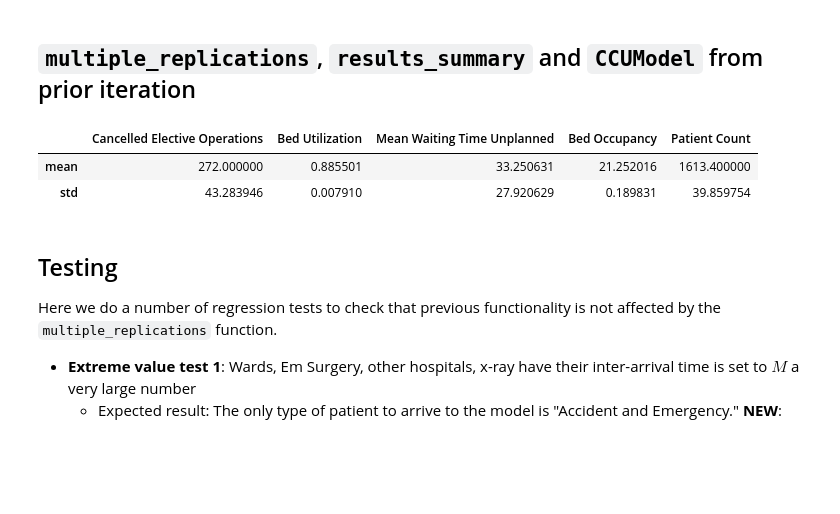
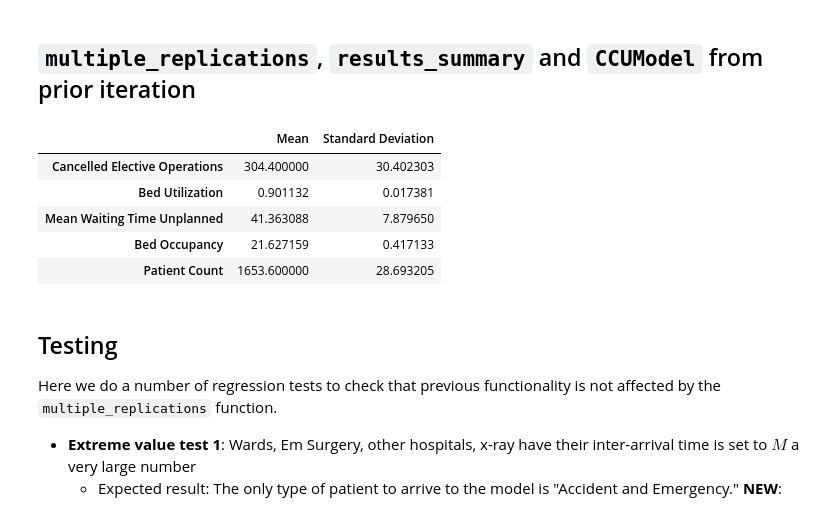
Before and after one commit to pythonhealthdatascience/llm_simpy, a Jupyter notebook: notebooks/early_testing/perplexity/iteration_14.ipynb, the cells around one changed output. Cells and saved outputs as stored; diff of their text form; code cells hidden in the pictures; blank space fills up the shorter version.

```diff
--- a/notebooks/early_testing/perplexity/iteration_14.ipynb
+++ b/notebooks/early_testing/perplexity/iteration_14.ipynb
@@ -79,6 +79,8 @@ class Experiment:
         self.trace = trace
         self.patient_count = 0
         self.random_number_set = random_number_set
+        self.streams = []
+
         self.setup_streams(random_number_set)
 
     def reset_kpi(self):
@@ -90,26 +92,39 @@ class Experiment:
         self.patient_count = 0
 
     def setup_streams(self, random_number_set):
-        self.seeds = np.random.default_rng(random_number_set).integers(0, np.iinfo(np.int64).max, size=12)
-        self.random_generators = [np.random.default_rng(seed) for seed in self.seeds]
+        self.streams = []
+        rng = np.random.default_rng(random_number_set)
+        seeds = rng.integers(0, np.iinfo(np.int64).max, size=12)
+        for seed in seeds:
+            self.streams.append(np.random.default_rng(seed))
 # %% [markdown]
 ## `multiple_replications`, `results_summary` and `CCUModel` from prior iteration
 # %%
 import pandas as pd
 
-def multiple_replications(experiment, n_replications=5):
+def multiple_replications(experiment, num_replications=5):
     all_results = []
-    for i in range(n_replications):
+
+    for i in range(num_replications):
         model = CCUModel(simpy.Environment(), experiment)
-        model.run()
-        results = model.performance_measures
+        experiment.reset_kpi()
+        results = model.run()
         results.insert(0, 'Replication', i+1)
         all_results.append(results)
-        experiment.reset_kpi()
+
     return pd.concat(all_results, ignore_index=True)
 # %%
 def results_summary(results):
-    summary = results.drop(columns='Replication').agg(['mean', 'std'])
+    # Drop the 'Replication' column
+    results = results.drop(columns='Replication')
+
+    # Calculate the mean and standard deviation of each column
+    mean = results.mean()
+    std = results.std()
+
+    # Create a summary dataframe
+    summary = pd.DataFrame({'Mean': mean, 'Standard Deviation': std})
+
     return summary
 # %%
 class CCUModel:
@@ -233,12 +248,15 @@ class CCUModel:
 # %%
 # test code (written by tester)
 experiment = Experiment()
-replications = multiple_replications(experiment, n_replications=5)
+replications = multiple_replications(experiment, 5)
 results_summary(replications)
 # %% [output]
-|  | Cancelled Elective Operations | Bed Utilization | Mean Waiting Time Unplanned | Bed Occupancy | Patient Count |
-| mean | 272.000000 | 0.885501 | 33.250631 | 21.252016 | 1613.400000 |
-| std | 43.283946 | 0.007910 | 27.920629 | 0.189831 | 39.859754 |
+|  | Mean | Standard Deviation |
+| Cancelled Elective Operations | 304.400000 | 30.402303 |
+| Bed Utilization | 0.901132 | 0.017381 |
+| Mean Waiting Time Unplanned | 41.363088 | 7.879650 |
+| Bed Occupancy | 21.627159 | 0.417133 |
+| Patient Count | 1653.600000 | 28.693205 |
 # %% [markdown]
 ## Testing
 
```
Also changed, not shown: parts of 5 cells of this notebook, 1 other file.
